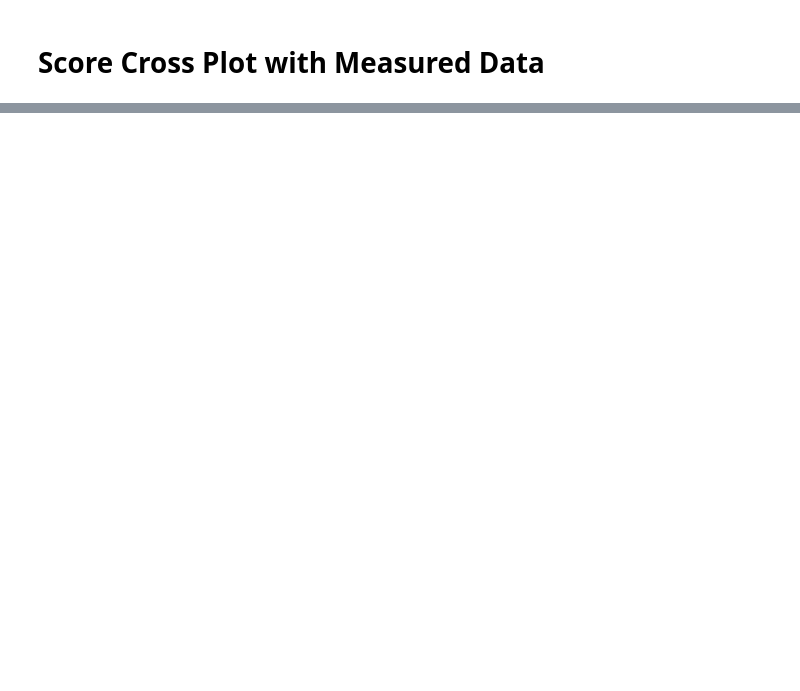
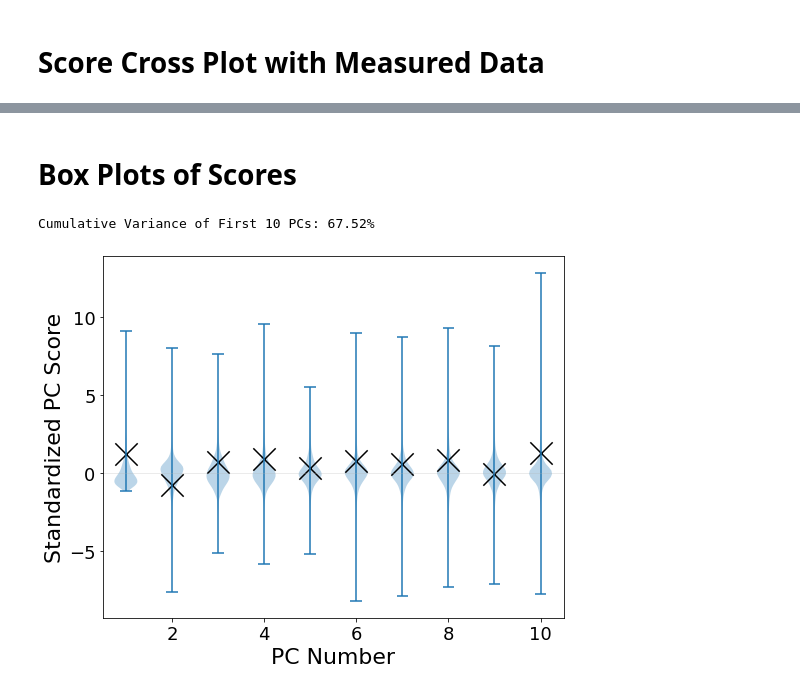
Before and after one commit to ammilten/ERTFaultMonteCarlo, a Jupyter notebook: notebooks/Prior Falsification.ipynb, the cells around one changed output, grey strips where cells are left out. Saved outputs shown, nothing was run; the diff lists cells and outputs as text; code cells hidden in the pictures; blank space fills up the shorter version.

```diff
--- a/notebooks/Prior Falsification.ipynb
+++ b/notebooks/Prior Falsification.ipynb
@@ -315 +319,36 @@ plt.tight_layout()
 [figure]
+# %% [markdown]
+# Box Plots of Scores
+# %%
+npc = 10
+
+S_mean = np.mean(S_pc,axis=0)
+S_std = np.std(S_pc,axis=0)
+S_norm = (S_pc-S_mean)/S_std
+S_real_norm = (S_real[0]-S_mean)/S_std
+
+
+xs = np.array(list(range(npc)))+1
+
+fig = plt.figure(figsize=(7.5,6))
+plt.violinplot(S_norm[:,:npc])
+plt.scatter(xs, S_real_norm[:npc], 5000/npc, marker='x',color='k')
+plt.ylabel('Standardized PC Score',fontsize=lblsize)
+plt.tick_params(axis='both', which='major', labelsize=ticksize)
+plt.xlabel('PC Number',fontsize=lblsize)
+plt.xlim([0.5,npc+0.5])
+plt.axhline(0,linewidth=1,color=[.7,.7,.7,.25]) # horizontal lines
+# plt.title('Cumulative Variance of First '+str(npc)+' PCs: '+str(np.round(variance[npc-1]*100,2))+'%',fontsize=20)
+print('Cumulative Variance of First '+str(npc)+' PCs: '+str(np.round(variance[npc-1]*100,2))+'%')
+
+# axs[1].violinplot(S_pc[:,1:npc])
+# axs[1].scatter(xs[1:]-1, S_real[0][1:npc],5000/npc, marker='x',color='k')
+# axs[1].set_xlabel('PC Number',fontsize=18)
+# axs[1].set_xlim([0,npc])
+# axs[1].tick_params(axis='both', which='major', labelsize=14)
+# axs[1].set_title('Variance Explained: '+str(np.round(variance[npc-1]*100,2))+'%',fontsize=20)
+
+plt.tight_layout()
+# %% [output]
+Cumulative Variance of First 10 PCs: 67.52%
+[figure, added]
```
Also changed, not shown: parts of 14 cells of this notebook, 2 other files.
